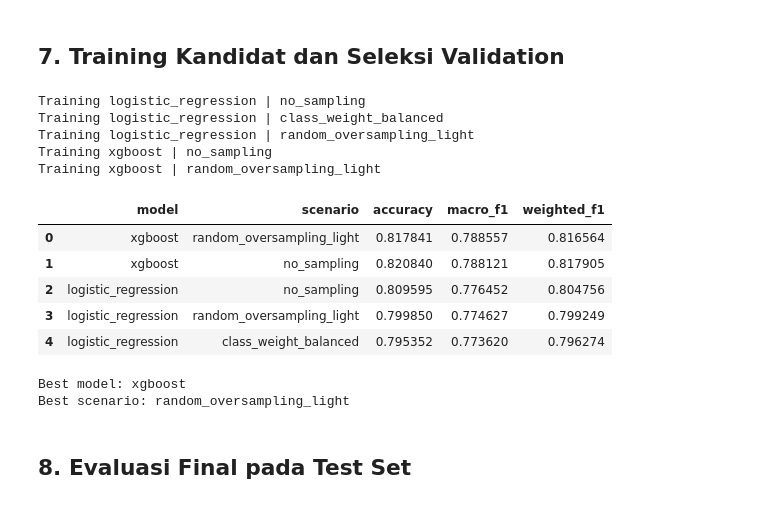
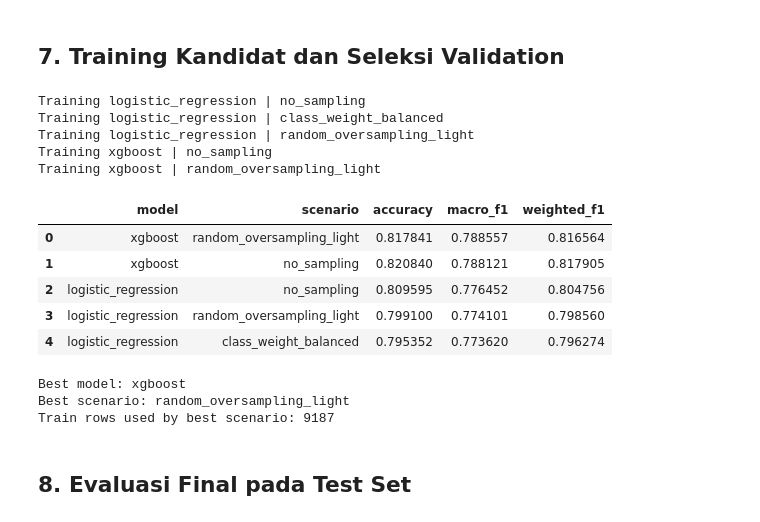
Before and after one commit to AnthonyWisnu/Tugas_UAS_Big-Data, a Jupyter notebook: 03_training_model.ipynb, the cells around one changed output. Cells and saved outputs as stored; diff of their text form; code cells hidden in the pictures.

```diff
--- a/03_training_model.ipynb
+++ b/03_training_model.ipynb
@@ -81,12 +81,21 @@ TEST_METRICS_FILE = OUTPUT_DIR / 'test_metrics.csv'
 CLASSIFICATION_REPORT_FILE = OUTPUT_DIR / 'classification_report.csv'
 CONFUSION_MATRIX_FILE = OUTPUT_DIR / 'confusion_matrix.csv'
 FEATURE_IMPORTANCE_FILE = OUTPUT_DIR / 'feature_importance.csv'
+OVERSAMPLING_SUMMARY_FILE = OUTPUT_DIR / 'oversampling_summary.csv'
+BEST_MODEL_SUMMARY_FILE = OUTPUT_DIR / 'best_model_summary.csv'
 BEST_MODEL_FILE = MODELS_DIR / 'best_model.pkl'
 LABEL_ENCODER_FILE = MODELS_DIR / 'label_encoder.pkl'
+
+TRAIN_BEFORE_OVERSAMPLING_FILE = MODEL_DATA_FILE.parent / 'train_before_oversampling.csv'
+TRAIN_AFTER_OVERSAMPLING_FILE = MODEL_DATA_FILE.parent / 'train_after_oversampling.csv'
+HIGH_BEFORE_OVERSAMPLING_FILE = MODEL_DATA_FILE.parent / 'train_high_before_oversampling.csv'
+HIGH_AFTER_OVERSAMPLING_FILE = MODEL_DATA_FILE.parent / 'train_high_after_oversampling.csv'
 
 RANDOM_STATE = 42
 TARGET_COLUMN = 'market_value_category'
 TARGET_LABELS = ['Rendah', 'Menengah', 'Tinggi']
+HIGH_CLASS_LABEL = 'Tinggi'
+REBUILD_OVERSAMPLING_DATA = False
 
 print('Project root:', PROJECT_ROOT)
 # %% [output]
@@ -145,25 +154,26 @@ if train_df.empty or validation_df.empty or test_df.empty:
         f'Split kosong. train={len(train_df)}, validation={len(validation_df)}, test={len(test_df)}'
     )
 
-X_train = train_df[feature_list].copy()
+train_before_df = train_df.reset_index(drop=True).copy()
+X_train_before = train_before_df[feature_list].copy()
 X_validation = validation_df[feature_list].copy()
 X_test = test_df[feature_list].copy()
 
-y_train_text = train_df[TARGET_COLUMN].copy()
+y_train_text_before = train_before_df[TARGET_COLUMN].copy()
 y_validation_text = validation_df[TARGET_COLUMN].copy()
 y_test_text = test_df[TARGET_COLUMN].copy()
 
 label_encoder = LabelEncoder()
 label_encoder.fit(TARGET_LABELS)
-y_train = label_encoder.transform(y_train_text)
+y_train_before = label_encoder.transform(y_train_text_before)
 y_validation = label_encoder.transform(y_validation_text)
 y_test = label_encoder.transform(y_test_text)
 
-print('Train rows:', len(train_df))
+print('Train rows sebelum oversampling:', len(train_before_df))
 print('Validation rows:', len(validation_df))
 print('Test rows:', len(test_df))
-print('\nTrain label distribution:')
-print(y_train_text.value_counts())
+print('\nTrain label distribution sebelum oversampling:')
+print(y_train_text_before.value_counts())
 print('\nValidation label distribution:')
 print(y_validation_text.value_counts())
 print('\nTest label distribution:')
@@ -341,7 +433,8 @@ for model_name in model_names:
     for scenario in scenarios_by_model[model_name]:
         print(f'Training {model_name} | {scenario}')
         pipeline = build_pipeline(model_name, scenario)
-        pipeline.fit(X_train, y_train)
+        scenario_X_train, scenario_y_train = get_training_data(scenario)
+        pipeline.fit(scenario_X_train, scenario_y_train)
         validation_pred = pipeline.predict(X_validation)
         validation_metrics = evaluate_predictions(y_validation, validation_pred)
         validation_metric_rows.append(build_metric_row(model_name, scenario, 'validation', validation_metrics))
@@ -350,38 +443,41 @@ for model_name in model_names:
             'scenario': scenario,
             'pipeline': pipeline,
             'validation_metrics': validation_metrics,
+            'train_rows_used': len(scenario_X_train),
         })
 
 validation_metrics_df = pd.DataFrame(validation_metric_rows)
 validation_metrics_df = validation_metrics_df.sort_values(
     ['macro_f1', 'accuracy'], ascending=[False, False]
 ).reset_index(drop=True)
 display(validation_metrics_df[['model', 'scenario', 'accuracy', 'macro_f1', 'weighted_f1']])
 
 best_model_name = validation_metrics_df.loc[0, 'model']
 best_scenario = validation_metrics_df.loc[0, 'scenario']
 best_candidate = next(
     candidate for candidate in trained_candidates
     if candidate['model_name'] == best_model_name and candidate['scenario'] == best_scenario
 )
 best_pipeline = best_candidate['pipeline']
 
 print('Best model:', best_model_name)
 print('Best scenario:', best_scenario)
+print('Train rows used by best scenario:', best_candidate['train_rows_used'])
 # %% [output]
 Training logistic_regression | no_sampling
 Training logistic_regression | class_weight_balanced
 Training logistic_regression | random_oversampling_light
 Training xgboost | no_sampling
 Training xgboost | random_oversampling_light
 |  | model | scenario | accuracy | macro_f1 | weighted_f1 |
 | 0 | xgboost | random_oversampling_light | 0.817841 | 0.788557 | 0.816564 |
 | 1 | xgboost | no_sampling | 0.820840 | 0.788121 | 0.817905 |
 | 2 | logistic_regression | no_sampling | 0.809595 | 0.776452 | 0.804756 |
-| 3 | logistic_regression | random_oversampling_light | 0.799850 | 0.774627 | 0.799249 |
+| 3 | logistic_regression | random_oversampling_light | 0.799100 | 0.774101 | 0.798560 |
 | 4 | logistic_regression | class_weight_balanced | 0.795352 | 0.773620 | 0.796274 |
 Best model: xgboost
 Best scenario: random_oversampling_light
+Train rows used by best scenario: 9187
 # %% [markdown]
 ## 8. Evaluasi Final pada Test Set
 # %%
```
Also changed, not shown: parts of 5 cells of this notebook, 9 other files.
